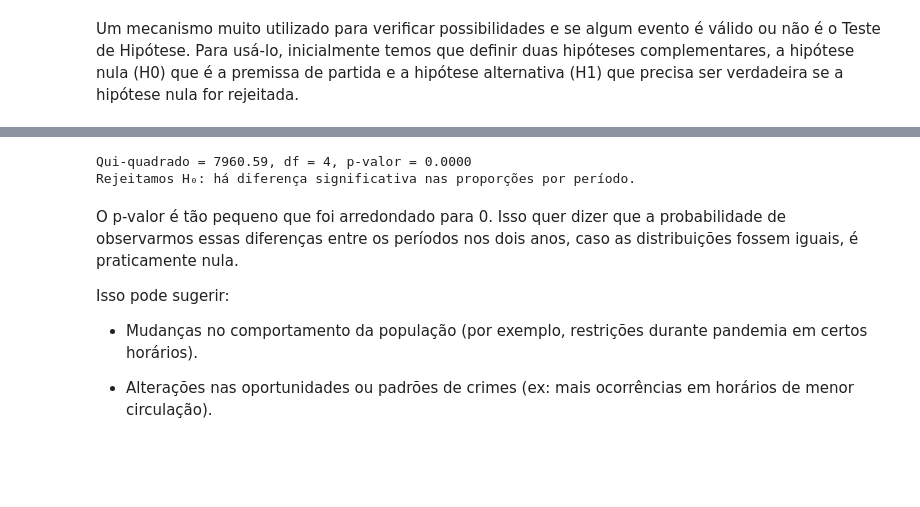
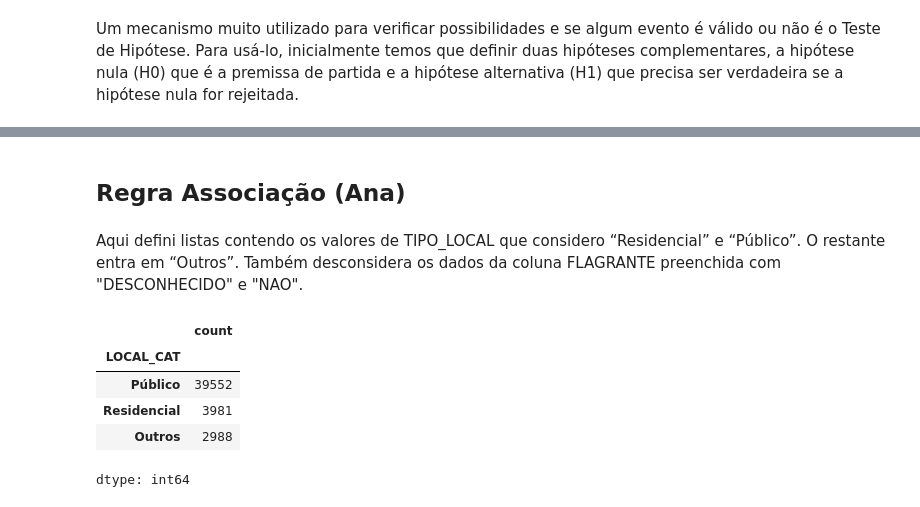
Before and after one commit to itsnalu/Projeto_CCF425, a Jupyter notebook: Projeto_Dados.ipynb, the cells around one changed output, grey strips where cells are left out. Saved outputs shown, nothing was run; the diff lists cells and outputs as text; code cells hidden in the pictures; blank space fills up the shorter version.

Commit message:
adiciona regra associacao ana

```diff
--- a/Projeto_Dados.ipynb
+++ b/Projeto_Dados.ipynb
@@ -3014,25 +3046,4 @@ H₁ (alternativa): Há diferença nas proporções por período entre 2019 e 20
-# %%
-df_filtrado = df_ocorrencias_2019_2022[df_ocorrencias_2019_2022['ANO_BO'].isin([2019, 2022])]
-
-# Construir a tabela de contingência: linhas = período, colunas = ano
-contig = pd.crosstab(df_filtrado['PERIODO_OCORRENCIA'], df_filtrado['ANO_BO'])
-
-# Executar o teste qui-quadrado
-chi2, p_value, dof, expected = chi2_contingency(contig)
-
-print(f"Qui-quadrado = {chi2:.2f}, df = {dof}, p-valor = {p_value:.4f}")
-if p_value < 0.05:
-    print("Rejeitamos H₀: há diferença significativa nas proporções por período.")
-else:
-    print("Não rejeitamos H₀: não há evidência de diferença nas proporções por período.")
-# %% [output]
-Qui-quadrado = 7960.59, df = 4, p-valor = 0.0000
-Rejeitamos H₀: há diferença significativa nas proporções por período.
-# %% [markdown]
-O p-valor é tão pequeno que foi arredondado para 0. Isso quer dizer que a probabilidade de observarmos essas diferenças entre os períodos nos dois anos, caso as distribuições fossem iguais, é praticamente nula.
-
- Isso pode sugerir:
-
-- Mudanças no comportamento da população (por exemplo, restrições durante pandemia em certos horários).
-
-- Alterações nas oportunidades ou padrões de crimes (ex: mais ocorrências em horários de menor circulação).
+# %% [markdown]
+## Regra Associação (Ana)
+# %% [markdown]
+Aqui defini listas contendo os valores de TIPO_LOCAL que considero “Residencial” e “Público”. O restante entra em “Outros”. Também desconsidera os dados da coluna FLAGRANTE preenchida com "DESCONHECIDO" e "NAO".
@@ -3038,0 +3096,9 @@ O p-valor é tão pequeno que foi arredondado para 0. Isso quer dizer que a prob
+# %%
+df_copy['LOCAL_CAT'].value_counts()
+# %% [output]
+|  | count |
+| LOCAL_CAT |  |
+| Público | 39552 |
+| Residencial | 3981 |
+| Outros | 2988 |
+dtype: int64
```
Also changed, not shown: parts of 35 cells of this notebook.
